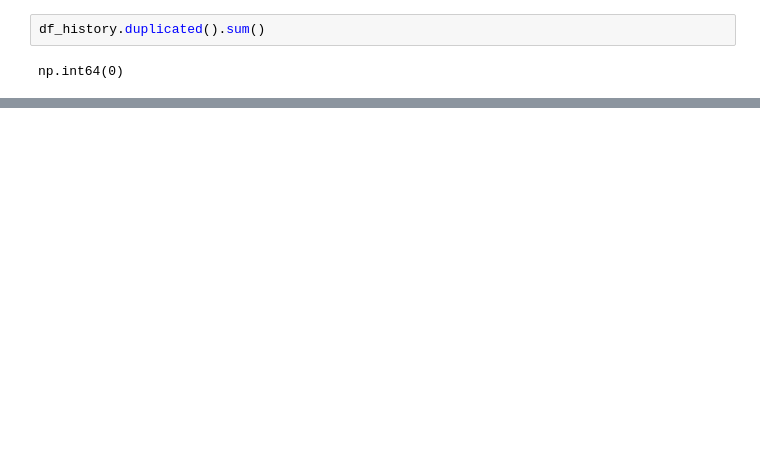
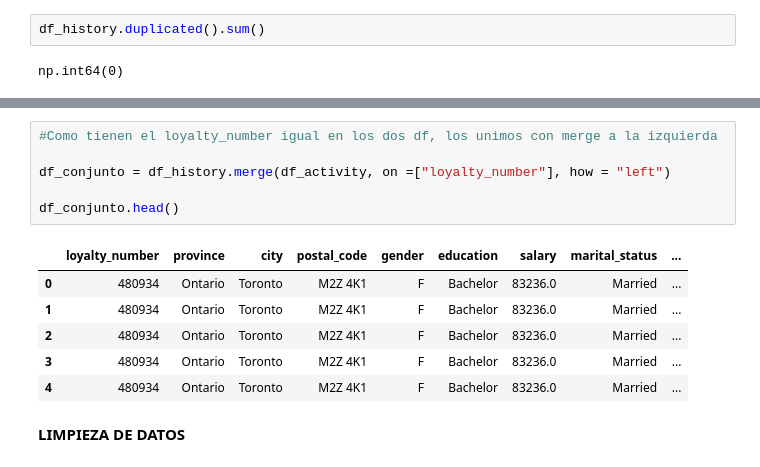
Before and after one commit to Adalab/bda-modulo-3-evaluacion-final-Marta2203H, a Jupyter notebook: Jupyters/evaluacion_mod3.ipynb, the cells around one changed output, grey strips where cells are left out. Drawn from its saved outputs; the diff is of its cells as text; blank space fills up the shorter version.

```diff
--- a/Jupyters/evaluacion_mod3.ipynb
+++ b/Jupyters/evaluacion_mod3.ipynb
@@ -282,0 +322,15 @@ np.int64(0)
+# %%
+#Como tienen el loyalty_number igual en los dos df, los unimos con merge a la izquierda
+
+df_conjunto = df_history.merge(df_activity, on =["loyalty_number"], how = "left")
+
+df_conjunto.head()
+# %% [output]
+|  | loyalty_number | province | city | postal_code | gender | education | salary | marital_status | ... |
+| 0 | 480934 | Ontario | Toronto | M2Z 4K1 | F | Bachelor | 83236.0 | Married | ... |
+| 1 | 480934 | Ontario | Toronto | M2Z 4K1 | F | Bachelor | 83236.0 | Married | ... |
+| 2 | 480934 | Ontario | Toronto | M2Z 4K1 | F | Bachelor | 83236.0 | Married | ... |
+| 3 | 480934 | Ontario | Toronto | M2Z 4K1 | F | Bachelor | 83236.0 | Married | ... |
+| 4 | 480934 | Ontario | Toronto | M2Z 4K1 | F | Bachelor | 83236.0 | Married | ... |
+# %% [markdown]
+**LIMPIEZA DE DATOS**
```
Also changed, not shown: parts of 10 cells of this notebook, 1 other file.
